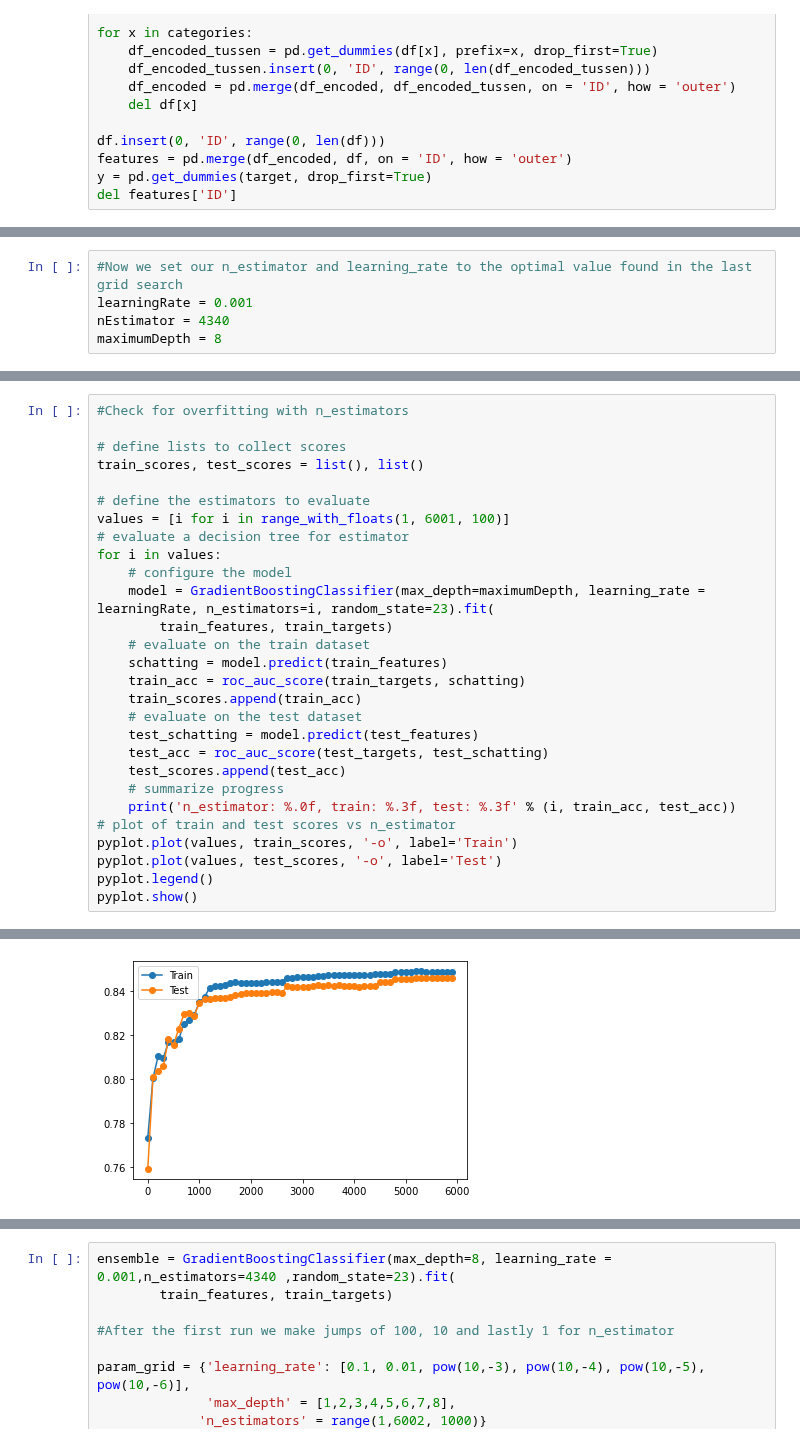
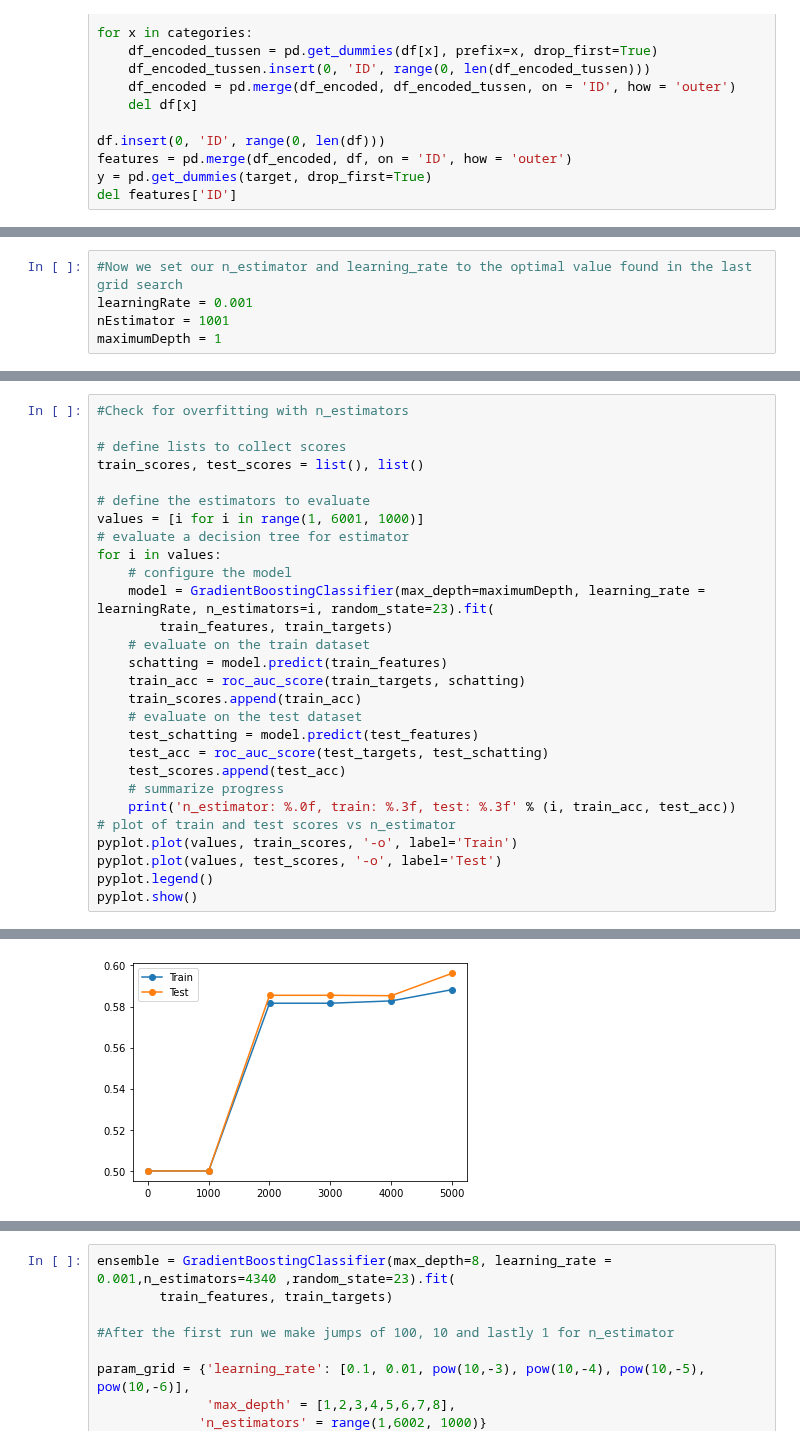
Before and after one commit to aojudo/seminar-marketing, a Jupyter notebook: boostedTreesTest.ipynb, the cells around one changed output, grey strips where cells are left out. Drawn from its saved outputs; the diff is of its cells as text.

```diff
--- a/boostedTreesTest.ipynb
+++ b/boostedTreesTest.ipynb
@@ -127,5 +144,5 @@ print("AUC Score: " + str(np.round(auc_score , 3)))
 # %%
 #Now we set our n_estimator and learning_rate to the optimal value found in the last grid search
 learningRate = 0.001
-nEstimator = 4340
-maximumDepth = 8
+nEstimator = 1001
+maximumDepth = 1
@@ -174,7 +189,7 @@ Learning rate: 0.000001, train: 0.773, test: 0.759
 train_scores, test_scores = list(), list()
 
 # define the estimators to evaluate
-values = [i for i in range_with_floats(1, 6001, 100)]
+values = [i for i in range(1, 6001, 1000)]
 # evaluate a decision tree for estimator
 for i in values:
     # configure the model
@@ -216,4 +220,4 @@ n_estimator: 5901, train: 0.849, test: 0.846
-[figure, old version]
+[figure, new version]
 # %%
 #Check for overfitting with n_estimators
 
```
Also changed, not shown: parts of 7 cells of this notebook.
